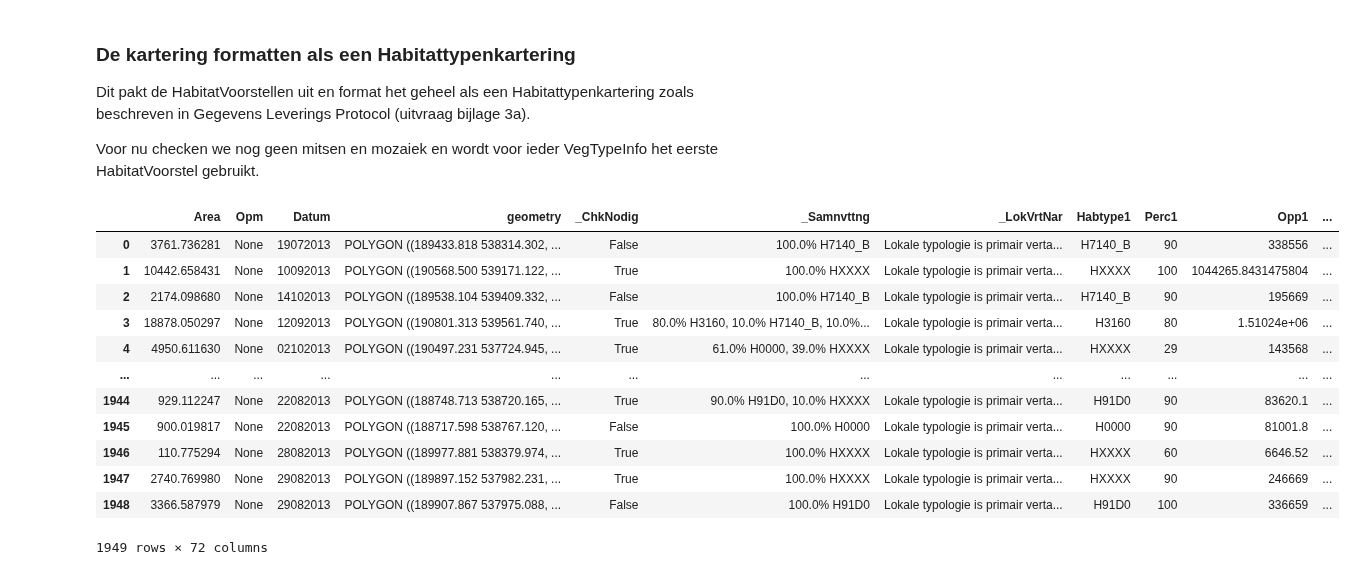
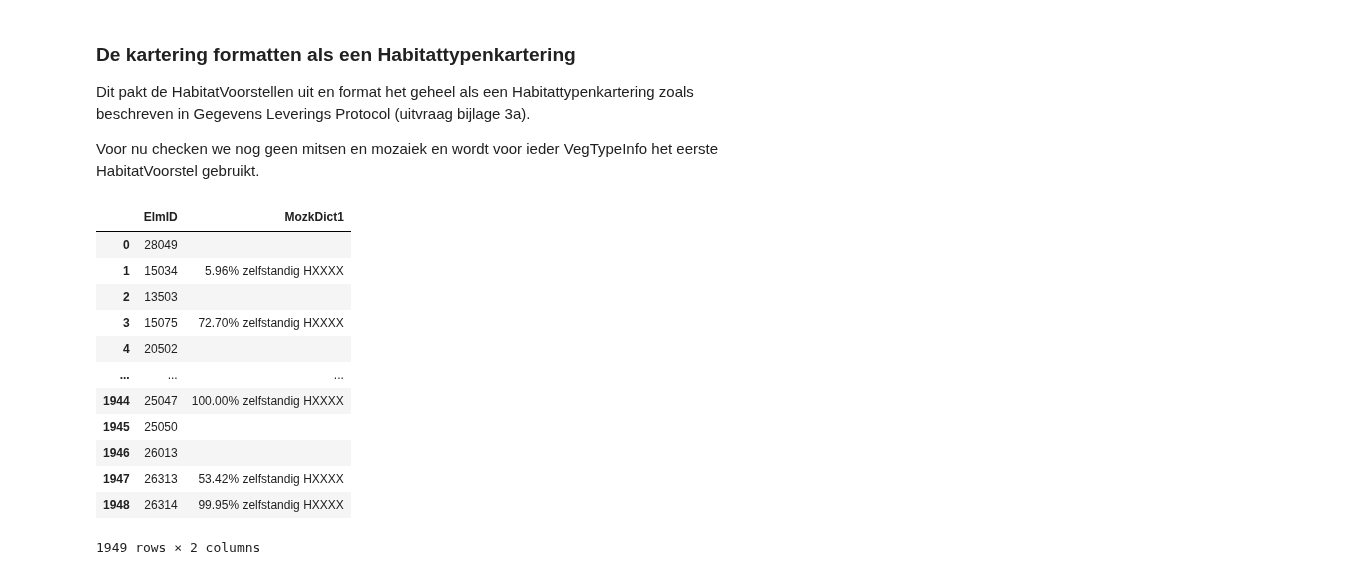
Before and after one commit to Spheer-ai/veg2hab, a Jupyter notebook: notebooks/functionality_test.ipynb, the cells around one changed output. Cells and saved outputs as stored; diff of their text form; code cells hidden in the pictures.

```diff
--- a/notebooks/functionality_test.ipynb
+++ b/notebooks/functionality_test.ipynb
@@ -197,6 +164,0 @@ g
-# %%
-none_present_in_habitatkeuze = g.HabitatKeuze.apply(lambda keuzes: keuzes.count(None)) > 0
-pd.set_option('display.max_colwidth', 1000)
-pd.set_option('display.max_columns', 250)
-pd.set_option('display.width', 250)
-g[g["ElmID"]==7045][none_present_in_habitatkeuze]
@@ -227,20 +170,20 @@ Dit pakt de HabitatVoorstellen uit en format het geheel als een Habitattypenkart
 Voor nu checken we nog geen mitsen en mozaiek en wordt voor ieder VegTypeInfo het eerste HabitatVoorstel gebruikt.
 # %%
 final_format = access_kartering.as_final_format()
-final_format
+final_format[["ElmID", "MozkDict1"]]
 # %% [output]
-|  | Area | Opm | Datum | geometry | _ChkNodig | _Samnvttng | _LokVrtNar | Habtype1 | Perc1 | Opp1 | ... |
-| 0 | 3761.736281 | None | 19072013 | POLYGON ((189433.818 538314.302, ... | False | 100.0% H7140_B | Lokale typologie is primair verta... | H7140_B | 90 | 338556 | ... |
-| 1 | 10442.658431 | None | 10092013 | POLYGON ((190568.500 539171.122, ... | True | 100.0% HXXXX | Lokale typologie is primair verta... | HXXXX | 100 | 1044265.8431475804 | ... |
-| 2 | 2174.098680 | None | 14102013 | POLYGON ((189538.104 539409.332, ... | False | 100.0% H7140_B | Lokale typologie is primair verta... | H7140_B | 90 | 195669 | ... |
-| 3 | 18878.050297 | None | 12092013 | POLYGON ((190801.313 539561.740, ... | True | 80.0% H3160, 10.0% H7140_B, 10.0%... | Lokale typologie is primair verta... | H3160 | 80 | 1.51024e+06 | ... |
-| 4 | 4950.611630 | None | 02102013 | POLYGON ((190497.231 537724.945, ... | True | 61.0% H0000, 39.0% HXXXX | Lokale typologie is primair verta... | HXXXX | 29 | 143568 | ... |
-| ... | ... | ... | ... | ... | ... | ... | ... | ... | ... | ... | ... |
-| 1944 | 929.112247 | None | 22082013 | POLYGON ((188748.713 538720.165, ... | True | 90.0% H91D0, 10.0% HXXXX | Lokale typologie is primair verta... | H91D0 | 90 | 83620.1 | ... |
-| 1945 | 900.019817 | None | 22082013 | POLYGON ((188717.598 538767.120, ... | False | 100.0% H0000 | Lokale typologie is primair verta... | H0000 | 90 | 81001.8 | ... |
-| 1946 | 110.775294 | None | 28082013 | POLYGON ((189977.881 538379.974, ... | True | 100.0% HXXXX | Lokale typologie is primair verta... | HXXXX | 60 | 6646.52 | ... |
-| 1947 | 2740.769980 | None | 29082013 | POLYGON ((189897.152 537982.231, ... | True | 100.0% HXXXX | Lokale typologie is primair verta... | HXXXX | 90 | 246669 | ... |
-| 1948 | 3366.587979 | None | 29082013 | POLYGON ((189907.867 537975.088, ... | False | 100.0% H91D0 | Lokale typologie is primair verta... | H91D0 | 100 | 336659 | ... |
+|  | ElmID | MozkDict1 |
+| 0 | 28049 |  |
+| 1 | 15034 | 5.96% zelfstandig HXXXX |
+| 2 | 13503 |  |
+| 3 | 15075 | 72.70% zelfstandig HXXXX |
+| 4 | 20502 |  |
+| ... | ... | ... |
+| 1944 | 25047 | 100.00% zelfstandig HXXXX |
+| 1945 | 25050 |  |
+| 1946 | 26013 |  |
+| 1947 | 26313 | 53.42% zelfstandig HXXXX |
+| 1948 | 26314 | 99.95% zelfstandig HXXXX |
-1949 rows × 72 columns
+1949 rows × 2 columns
 # %%
 access_kartering.final_format_to_file(Path("../testing/veg2hab_output.shp"))
```
Also changed, not shown: parts of 12 cells of this notebook, 9 other files.
